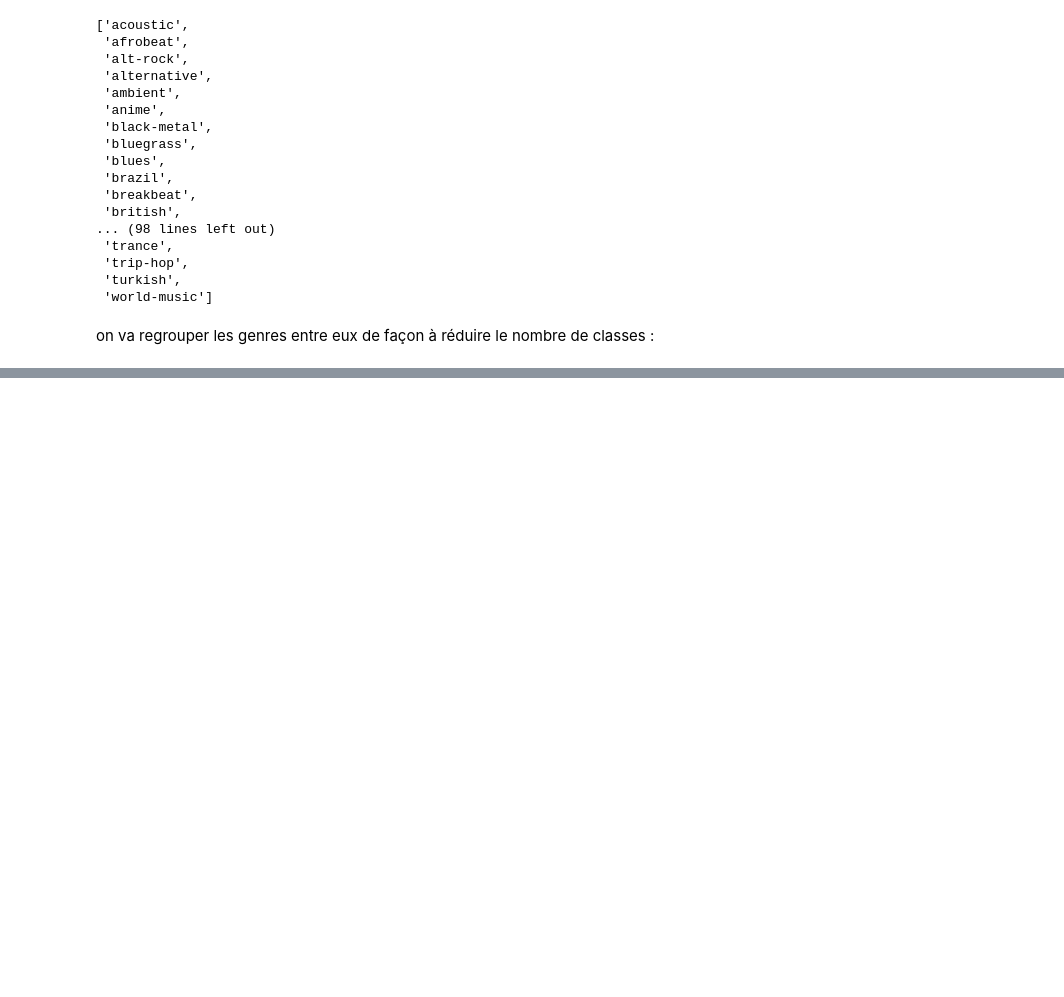
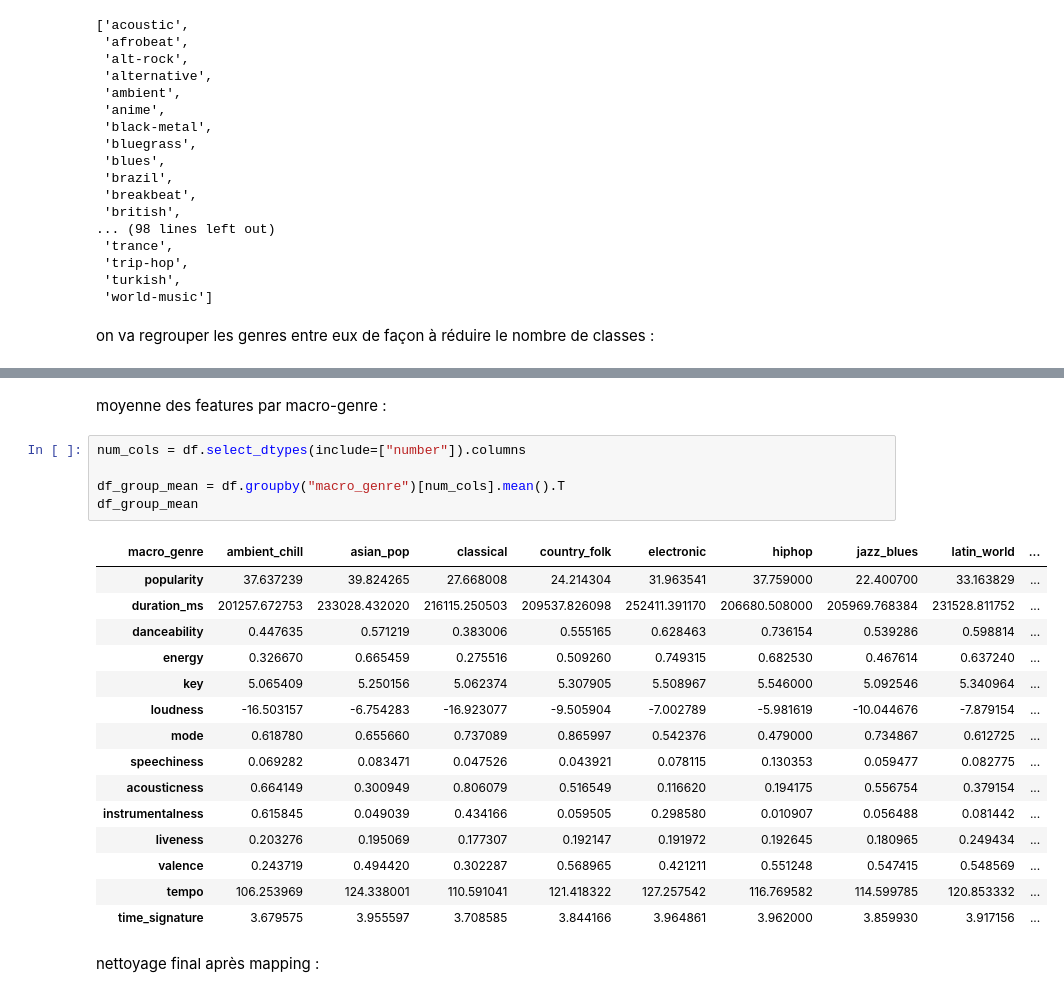
Before and after one commit to mlang789/spotify-genre-project, a Jupyter notebook: notebooks/02_preprocessing.ipynb, the cells around one changed output, grey strips where cells are left out. Cells and saved outputs as stored; diff of their text form; blank space fills up the shorter version.

```diff
--- a/notebooks/02_preprocessing.ipynb
+++ b/notebooks/02_preprocessing.ipynb
@@ -191,0 +224,25 @@ Name: count, dtype: int64
+# %% [markdown]
+moyenne des features par macro-genre :
+# %%
+num_cols = df.select_dtypes(include=["number"]).columns
+
+df_group_mean = df.groupby("macro_genre")[num_cols].mean().T
+df_group_mean
+# %% [output]
+| macro_genre | ambient_chill | asian_pop | classical | country_folk | electronic | hiphop | jazz_blues | latin_world | ... |
+| popularity | 37.637239 | 39.824265 | 27.668008 | 24.214304 | 31.963541 | 37.759000 | 22.400700 | 33.163829 | ... |
+| duration_ms | 201257.672753 | 233028.432020 | 216115.250503 | 209537.826098 | 252411.391170 | 206680.508000 | 205969.768384 | 231528.811752 | ... |
+| danceability | 0.447635 | 0.571219 | 0.383006 | 0.555165 | 0.628463 | 0.736154 | 0.539286 | 0.598814 | ... |
+| energy | 0.326670 | 0.665459 | 0.275516 | 0.509260 | 0.749315 | 0.682530 | 0.467614 | 0.637240 | ... |
+| key | 5.065409 | 5.250156 | 5.062374 | 5.307905 | 5.508967 | 5.546000 | 5.092546 | 5.340964 | ... |
+| loudness | -16.503157 | -6.754283 | -16.923077 | -9.505904 | -7.002789 | -5.981619 | -10.044676 | -7.879154 | ... |
+| mode | 0.618780 | 0.655660 | 0.737089 | 0.865997 | 0.542376 | 0.479000 | 0.734867 | 0.612725 | ... |
+| speechiness | 0.069282 | 0.083471 | 0.047526 | 0.043921 | 0.078115 | 0.130353 | 0.059477 | 0.082775 | ... |
+| acousticness | 0.664149 | 0.300949 | 0.806079 | 0.516549 | 0.116620 | 0.194175 | 0.556754 | 0.379154 | ... |
+| instrumentalness | 0.615845 | 0.049039 | 0.434166 | 0.059505 | 0.298580 | 0.010907 | 0.056488 | 0.081442 | ... |
+| liveness | 0.203276 | 0.195069 | 0.177307 | 0.192147 | 0.191972 | 0.192645 | 0.180965 | 0.249434 | ... |
+| valence | 0.243719 | 0.494420 | 0.302287 | 0.568965 | 0.421211 | 0.551248 | 0.547415 | 0.548569 | ... |
+| tempo | 106.253969 | 124.338001 | 110.591041 | 121.418322 | 127.257542 | 116.769582 | 114.599785 | 120.853332 | ... |
+| time_signature | 3.679575 | 3.955597 | 3.708585 | 3.844166 | 3.964861 | 3.962000 | 3.859930 | 3.917156 | ... |
+# %% [markdown]
+nettoyage final après mapping :
```
Also changed, not shown: parts of 22 cells of this notebook, 8 other files.
